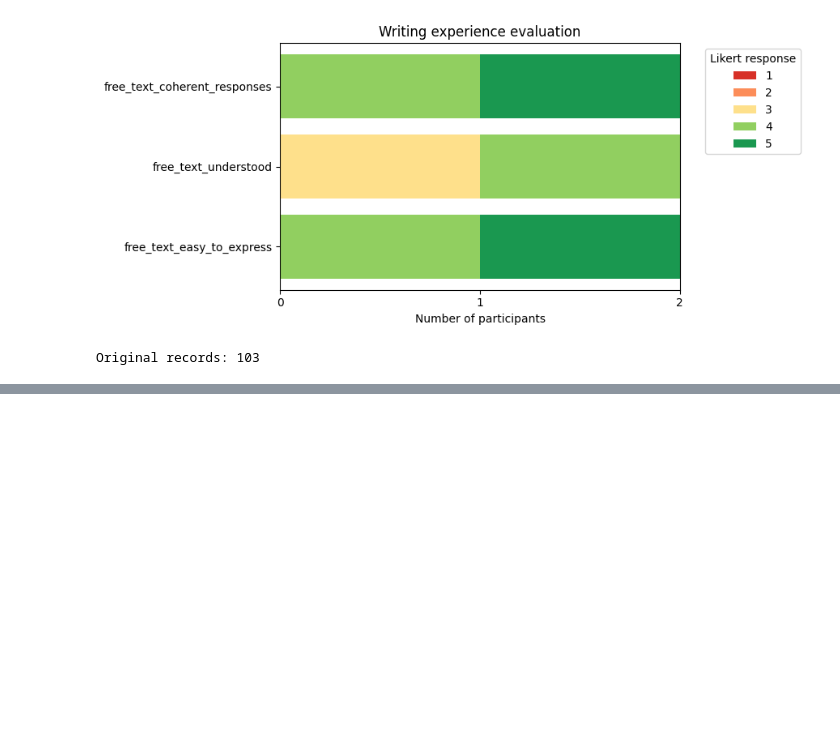
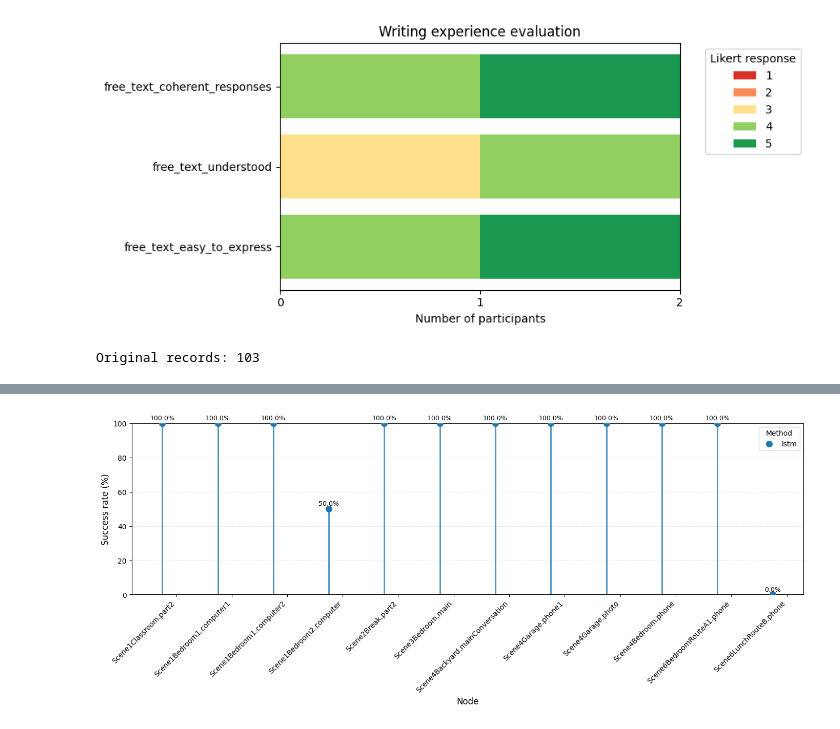
Before and after one commit to MattCastUCM/JustShare, a Jupyter notebook: server/analysis/analysis.ipynb, the cells around one changed output, grey strips where cells are left out. Saved outputs shown, nothing was run; the diff lists cells and outputs as text; code cells hidden in the pictures; blank space fills up the shorter version.

```diff
--- a/server/analysis/analysis.ipynb
+++ b/server/analysis/analysis.ipynb
@@ -566,0 +783,67 @@ plt.show()
+# %%
+methods = sorted(summary["method"].unique())
+
+x = np.arange(len(nodes))
+offsets = np.linspace(-0.25, 0.25, len(methods))
+
+fig, ax = plt.subplots(figsize=(14, 6))
+
+colors = plt.rcParams["axes.prop_cycle"].by_key()["color"]
+
+for i, method in enumerate(methods):
+    data = summary[summary["method"] == method]
+
+    values = []
+    for node in nodes:
+        row = data[data["node"] == node]
+        values.append(row["success_rate"].iloc[0])
+
+    xpos = x + offsets[i]
+
+    # Palo
+    ax.vlines(
+        xpos,
+        0,
+        values,
+        color=colors[i],
+        linewidth=2,
+        alpha=0.8
+    )
+
+    # Punto
+    ax.scatter(
+        xpos,
+        values,
+        s=70,
+        color=colors[i],
+        label=method,
+        zorder=3
+    )
+
+    # Etiqueta
+    for xi, yi in zip(xpos, values):
+        ax.text(
+            xi,
+            yi + 1,
+            f"{yi:.1f}%",
+            ha="center",
+            va="bottom",
+            fontsize=9
+        )
+
+ax.set_ylim(0, 100)
+
+ax.set_xticks(x)
+ax.set_xticklabels(labels, rotation=45, ha="right")
+
+ax.set_ylabel("Success rate (%)", fontsize=12)
+ax.set_xlabel("Node", fontsize=12)
+
+ax.grid(axis="y", linestyle="--", alpha=0.3)
+
+ax.legend(title="Method")
+
+plt.tight_layout()
+plt.show()
+# %% [output]
+[figure, added]
```
Also changed, not shown: parts of 25 cells of this notebook, 14 other files.
